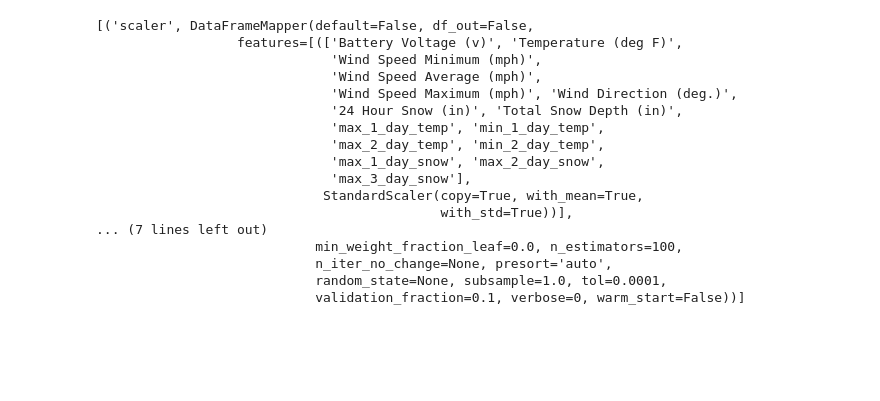
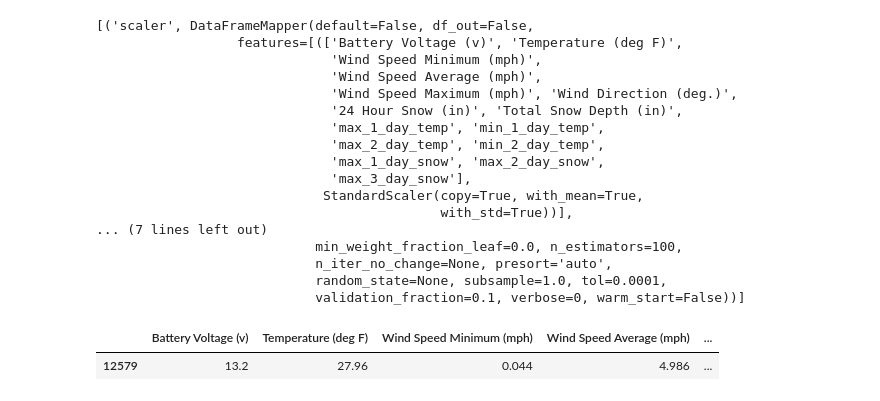
Before and after one commit to kevintheduu/avalanche-predictor, a Jupyter notebook: nb_archive/model_6.ipynb, the cells around one changed output. Drawn from its saved outputs; the diff is of its cells as text; code cells hidden in the pictures; blank space fills up the shorter version.

```diff
--- a/nb_archive/model_6.ipynb
+++ b/nb_archive/model_6.ipynb
@@ -552,0 +591,5 @@ print(result)
+# %%
+X_test[1:2]
+# %% [output]
+|  | Battery Voltage (v) | Temperature (deg F) | Wind Speed Minimum (mph) | Wind Speed Average (mph) | ... |
+| 12579 | 13.2 | 27.96 | 0.044 | 4.986 | ... |
```
Also changed, not shown: parts of 20 cells of this notebook, 3 other files.
